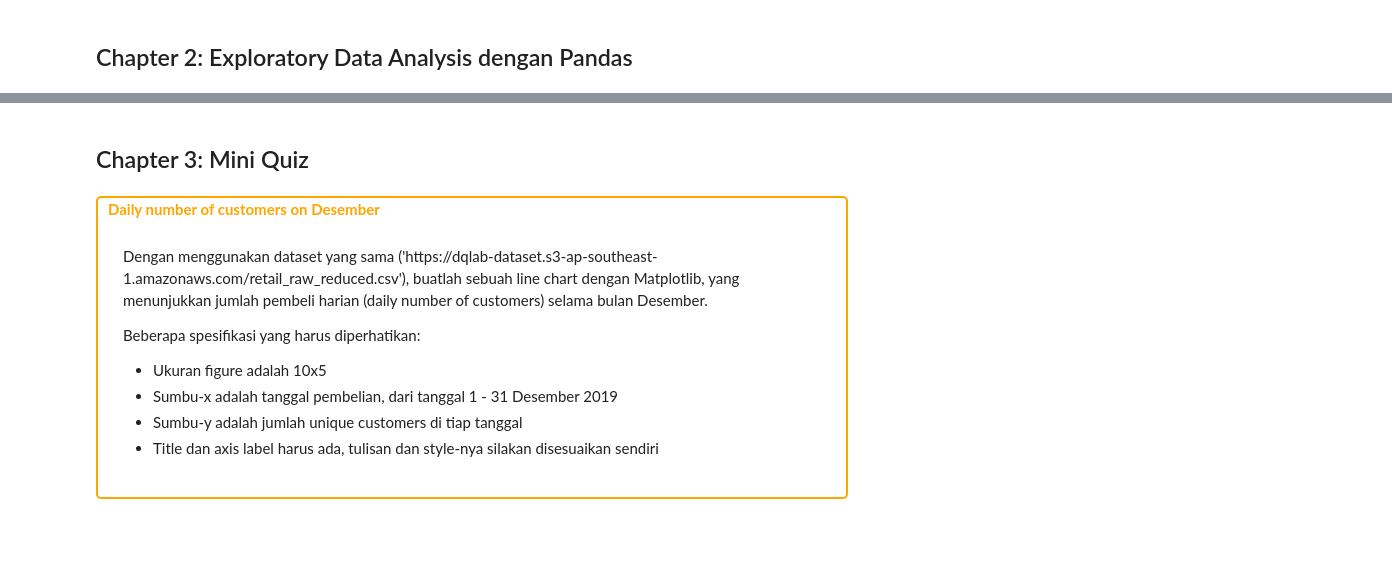
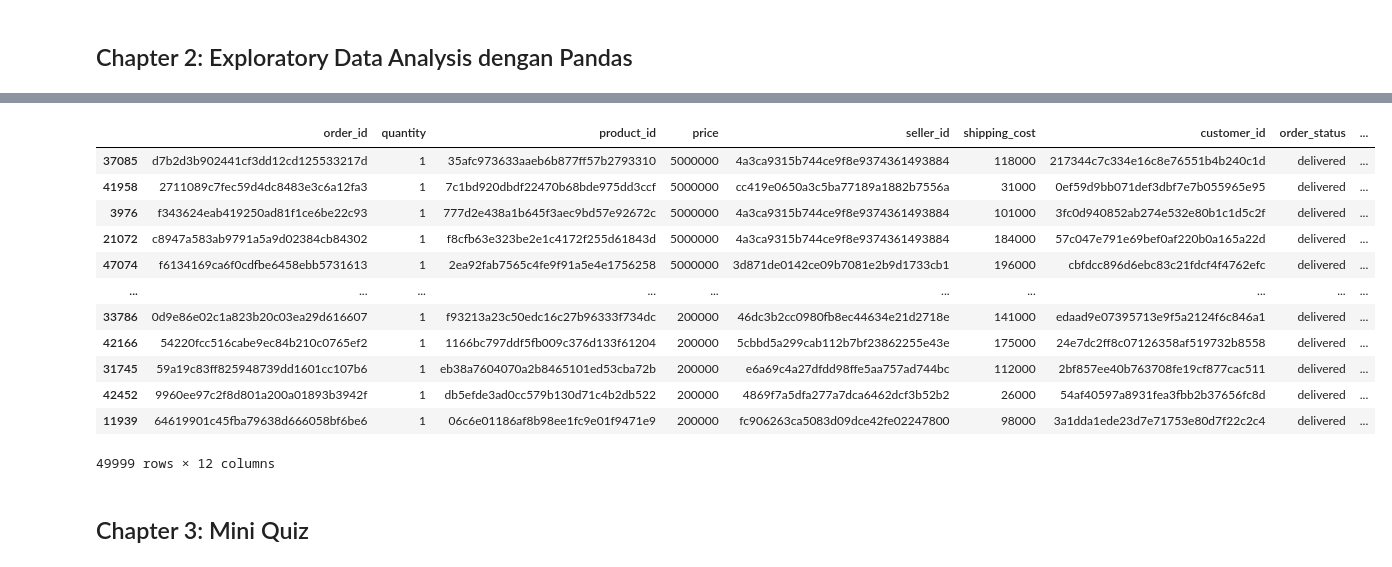
Before and after one commit to himayatulmillah/dqlab-course, a Jupyter notebook: Exploratory Data Analysis with Python for Beginner.ipynb, the cells around one changed output, grey strips where cells are left out. Saved outputs shown, nothing was run; the diff lists cells and outputs as text; code cells hidden in the pictures; blank space fills up the shorter version.

```diff
--- a/Exploratory Data Analysis with Python for Beginner.ipynb
+++ b/Exploratory Data Analysis with Python for Beginner.ipynb
@@ -55,0 +201,4 @@ Numpy berasal dari kata <i>‘Numerical Python’</i>, sesuai namanya NumPy berf
+# %%
+# Ganti nama kolom freight_value menjadi shipping_cost
+order_df.rename(columns={"freight_value": "shipping_cost"}, inplace=True)
+order_df.head()
@@ -56,16 +235,20 @@ Numpy berasal dari kata <i>‘Numerical Python’</i>, sesuai namanya NumPy berf
+# %%
+# Hitung harga maksimum pembelian customer
+sort_harga = order_df.sort_values(by="price", ascending=0)
+sort_harga
+# %% [output]
+|  | order_id | quantity | product_id | price | seller_id | shipping_cost | customer_id | order_status | ... |
+| 37085 | d7b2d3b902441cf3dd12cd125533217d | 1 | 35afc973633aaeb6b877ff57b2793310 | 5000000 | 4a3ca9315b744ce9f8e9374361493884 | 118000 | 217344c7c334e16c8e76551b4b240c1d | delivered | ... |
+| 41958 | 2711089c7fec59d4dc8483e3c6a12fa3 | 1 | 7c1bd920dbdf22470b68bde975dd3ccf | 5000000 | cc419e0650a3c5ba77189a1882b7556a | 31000 | 0ef59d9bb071def3dbf7e7b055965e95 | delivered | ... |
+| 3976 | f343624eab419250ad81f1ce6be22c93 | 1 | 777d2e438a1b645f3aec9bd57e92672c | 5000000 | 4a3ca9315b744ce9f8e9374361493884 | 101000 | 3fc0d940852ab274e532e80b1c1d5c2f | delivered | ... |
+| 21072 | c8947a583ab9791a5a9d02384cb84302 | 1 | f8cfb63e323be2e1c4172f255d61843d | 5000000 | 4a3ca9315b744ce9f8e9374361493884 | 184000 | 57c047e791e69bef0af220b0a165a22d | delivered | ... |
+| 47074 | f6134169ca6f0cdfbe6458ebb5731613 | 1 | 2ea92fab7565c4fe9f91a5e4e1756258 | 5000000 | 3d871de0142ce09b7081e2b9d1733cb1 | 196000 | cbfdcc896d6ebc83c21fdcf4f4762efc | delivered | ... |
+| ... | ... | ... | ... | ... | ... | ... | ... | ... | ... |
+| 33786 | 0d9e86e02c1a823b20c03ea29d616607 | 1 | f93213a23c50edc16c27b96333f734dc | 200000 | 46dc3b2cc0980fb8ec44634e21d2718e | 141000 | edaad9e07395713e9f5a2124f6c846a1 | delivered | ... |
+| 42166 | 54220fcc516cabe9ec84b210c0765ef2 | 1 | 1166bc797ddf5fb009c376d133f61204 | 200000 | 5cbbd5a299cab112b7bf23862255e43e | 175000 | 24e7dc2ff8c07126358af519732b8558 | delivered | ... |
+| 31745 | 59a19c83ff825948739dd1601cc107b6 | 1 | eb38a7604070a2b8465101ed53cba72b | 200000 | e6a69c4a27dfdd98ffe5aa757ad744bc | 112000 | 2bf857ee40b763708fe19cf877cac511 | delivered | ... |
+| 42452 | 9960ee97c2f8d801a200a01893b3942f | 1 | db5efde3ad0cc579b130d71c4b2db522 | 200000 | 4869f7a5dfa277a7dca6462dcf3b52b2 | 26000 | 54af40597a8931fea3fbb2b37656fc8d | delivered | ... |
+| 11939 | 64619901c45fba79638d666058bf6be6 | 1 | 06c6e01186af8b98ee1fc9e01f9471e9 | 200000 | fc906263ca5083d09dce42fe02247800 | 98000 | 3a1dda1ede23d7e71753e80d7f22c2c4 | delivered | ... |
+49999 rows × 12 columns
 # %% [markdown]
 <h2><a name="mini-quiz"></a>Chapter 3: Mini Quiz</h2>
-# %% [markdown]
-<div style="border: 2px solid orange;border-radius: 5px;">
-    <b style="color:orange;padding:10px">Daily number of customers on Desember</b>
-    <div style="padding:25px">
-        <p>Dengan menggunakan dataset yang sama ('https://dqlab-dataset.s3-ap-southeast-1.amazonaws.com/retail_raw_reduced.csv'), buatlah sebuah line chart dengan Matplotlib, yang menunjukkan jumlah pembeli harian (daily number of customers) selama bulan Desember.</p>
-        <p>Beberapa spesifikasi yang harus diperhatikan:</p>
-        <ul>
-            <li>Ukuran figure adalah 10x5</li>
-            <li>Sumbu-x adalah tanggal pembelian, dari tanggal 1 - 31 Desember 2019</li>
-            <li>Sumbu-y adalah jumlah unique customers di tiap tanggal</li>
-            <li>Title dan axis label harus ada, tulisan dan style-nya silakan disesuaikan sendiri</li>
-        </ul>
-    </div>
-</div>
```
Also changed, not shown: parts of 38 cells of this notebook.
